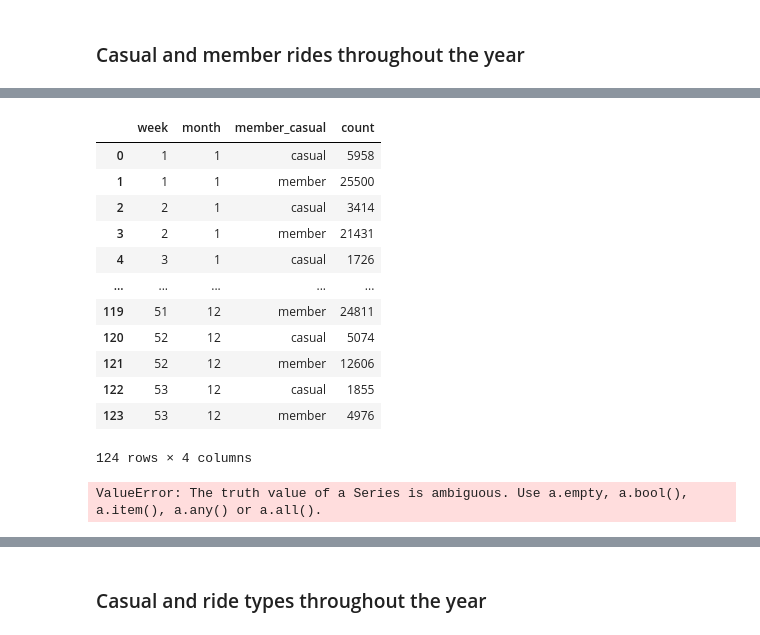
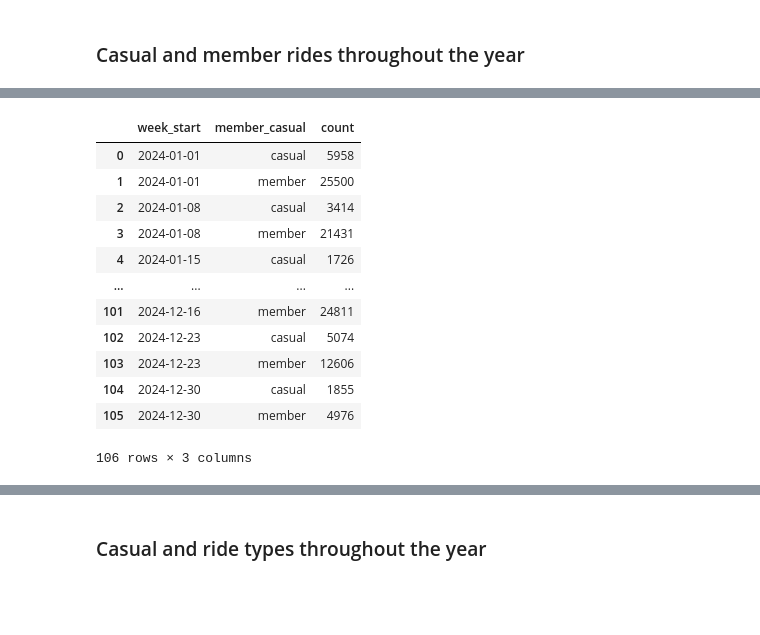
Before and after one commit to yakubszatkowski/Google-Data-Analytics-Project, a Jupyter notebook: main.ipynb, the cells around one changed output, grey strips where cells are left out. Cells and saved outputs as stored; diff of their text form; code cells hidden in the pictures; blank space fills up the shorter version.

```diff
--- a/main.ipynb
+++ b/main.ipynb
@@ -299,7 +300,7 @@ analysis_df
 ### Creating month and week columns of when rides started
 # %%
 month = analysis_df['started_at'].dt.month
-week = analysis_df['started_at'].dt.isocalendar()['week']
+week = pd.to_datetime(analysis_df['started_at']).dt.isocalendar().week  # pd.to_datetime(df['date']).dt.isocalendar().week
 analysis_df.insert(5, 'month', month)
 analysis_df.insert(6, 'week', week)
 analysis_df
@@ -487,3 +477,6 @@ These stations were never end stations:
 # %%
 # pd.set_option('display.max_rows', 200)
 pd.reset_option('display.max_rows')
+# %%
+analysis_df['week_start'] = (analysis_df['started_at'] - pd.to_timedelta(analysis_df['started_at'].dt.weekday, unit='D')).dt.date
+analysis_df
@@ -490,22 +497,17 @@ pd.reset_option('display.max_rows')
 # %%
-member_year_count = analysis_df.value_counts([ 'week', 'month', 'member_casual']).sort_index().reset_index(name='count')
-# member_year_count['month'] = pd.to_datetime(member_year_count['month'], format='%m').dt.month_name()
-member_year_count
+member_year_count_df = analysis_df.value_counts(['week_start', 'member_casual']).sort_index().reset_index(name='count')
+member_year_count_df
 # %% [output]
-|  | week | month | member_casual | count |
-| 0 | 1 | 1 | casual | 5958 |
-| 1 | 1 | 1 | member | 25500 |
-| 2 | 2 | 1 | casual | 3414 |
-| 3 | 2 | 1 | member | 21431 |
-| 4 | 3 | 1 | casual | 1726 |
-| ... | ... | ... | ... | ... |
-| 119 | 51 | 12 | member | 24811 |
-| 120 | 52 | 12 | casual | 5074 |
-| 121 | 52 | 12 | member | 12606 |
-| 122 | 53 | 12 | casual | 1855 |
-| 123 | 53 | 12 | member | 4976 |
+|  | week_start | member_casual | count |
+| 0 | 2024-01-01 | casual | 5958 |
+| 1 | 2024-01-01 | member | 25500 |
+| 2 | 2024-01-08 | casual | 3414 |
+| 3 | 2024-01-08 | member | 21431 |
+| 4 | 2024-01-15 | casual | 1726 |
+| ... | ... | ... | ... |
+| 101 | 2024-12-16 | member | 24811 |
+| 102 | 2024-12-23 | casual | 5074 |
+| 103 | 2024-12-23 | member | 12606 |
+| 104 | 2024-12-30 | casual | 1855 |
+| 105 | 2024-12-30 | member | 4976 |
-124 rows × 4 columns
+106 rows × 3 columns
-# %%
-analysis_df['month'] == 12 & analysis_df['week'] == 1
-# %% [output]
-ValueError: The truth value of a Series is ambiguous. Use a.empty, a.bool(), a.item(), a.any() or a.all().
```
Also changed, not shown: parts of 15 cells of this notebook.
